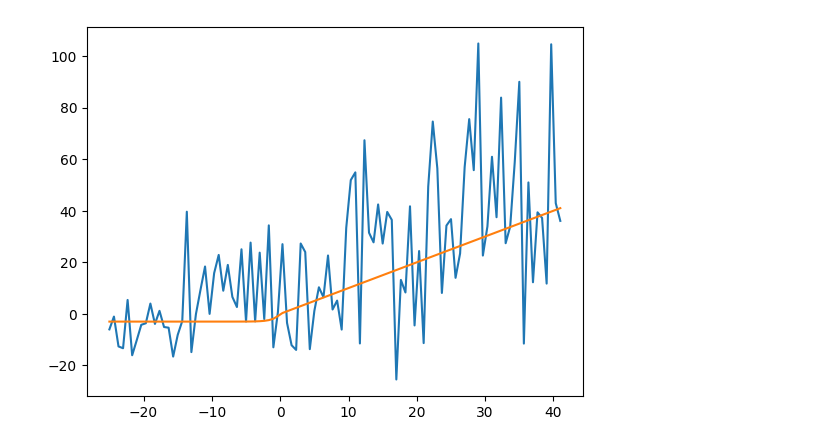
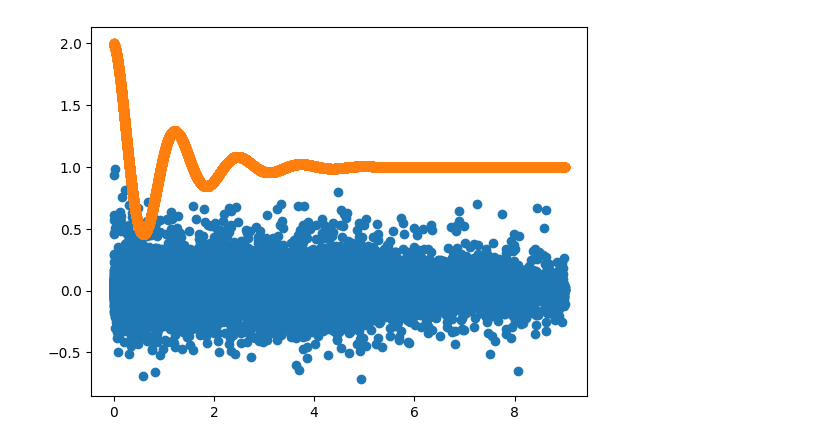
Before and after one commit to dvillamor0/w09b, a Jupyter notebook: Gan de selu.ipynb, the cells around one changed output. Cells and saved outputs as stored; diff of their text form; code cells hidden in the pictures.

```diff
--- a/Gan de selu.ipynb
+++ b/Gan de selu.ipynb
@@ -174,0 +156,28 @@ epoca:
+# %%
+epocas = 10
+i = 0
+while i < epocas:
+  print(i)
+  predicciones = generador.predict(features)
+
+  clasTargetsTrue = np.ones_like(features)
+  clasTargetsFalse = np.zeros_like(predicciones)
+
+  clasFeatures = np.concatenate((targets,predicciones))
+  clasTargets = np.concatenate((clasTargetsTrue,clasTargetsFalse))
+
+  historialC = clasificador.fit(clasFeatures,clasTargets,epochs=1)
+  perdidas = clasificador.predict(predicciones)
+  historialG = generador.fit(features, [perdidas, targets], epochs=1)
+
+  genL = historialG.history["loss"][-1]
+  clasL = historialC.history["loss"][-1]
+  guardarPerdida(genL,clasL)
+
+
+  plt.scatter(features,predicciones)
+  plt.scatter(features,targets)
+  plt.savefig("./entrenamiento/"+str(i)+".png")
+  plt.clf()
+
+  i+=1
@@ -175,2 +212,2 @@ epoca:
 # %%
-prediccion = generador.predict(Xs)
+predicciones = generador.predict(features)
@@ -188,9 +214,9 @@ plt.show()
-# %%
-plt.plot(Xs[0],prediccion[0])
-plt.plot(Xs[0],features[0])
-plt.show()
-# %% [output]
-[figure, removed]
+# %%
+plt.scatter(features,predicciones)
+plt.scatter(features,targets)
+plt.show()
+# %% [output]
+[figure, added]
 # %%
 generador.save("red/generador")
 clasificador.save("red/clasificador")
```
Also changed, not shown: parts of 24 cells of this notebook, 21 other files.
